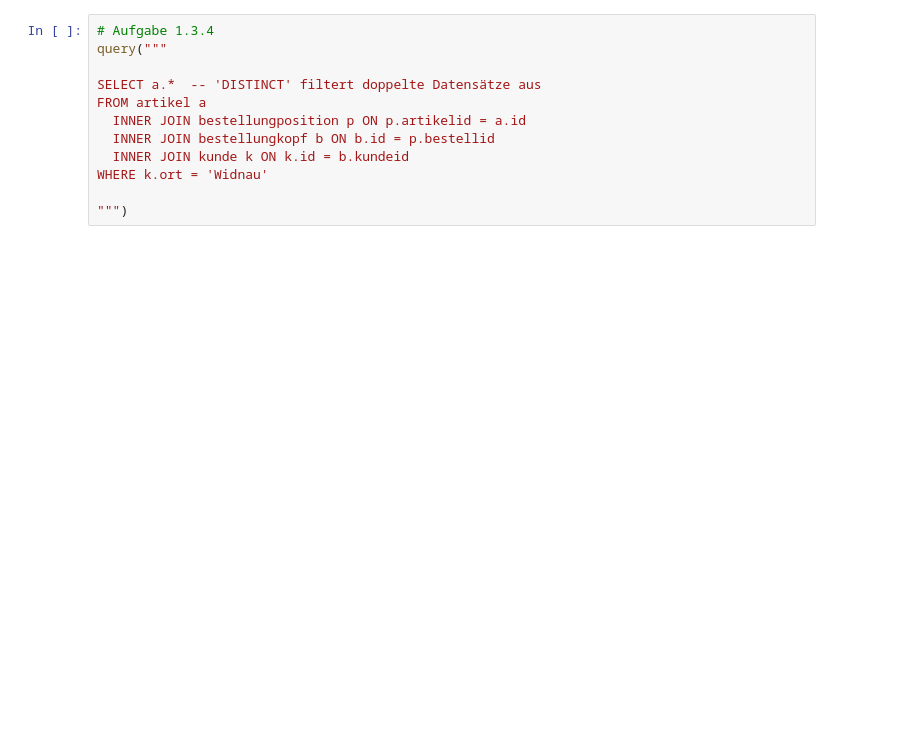
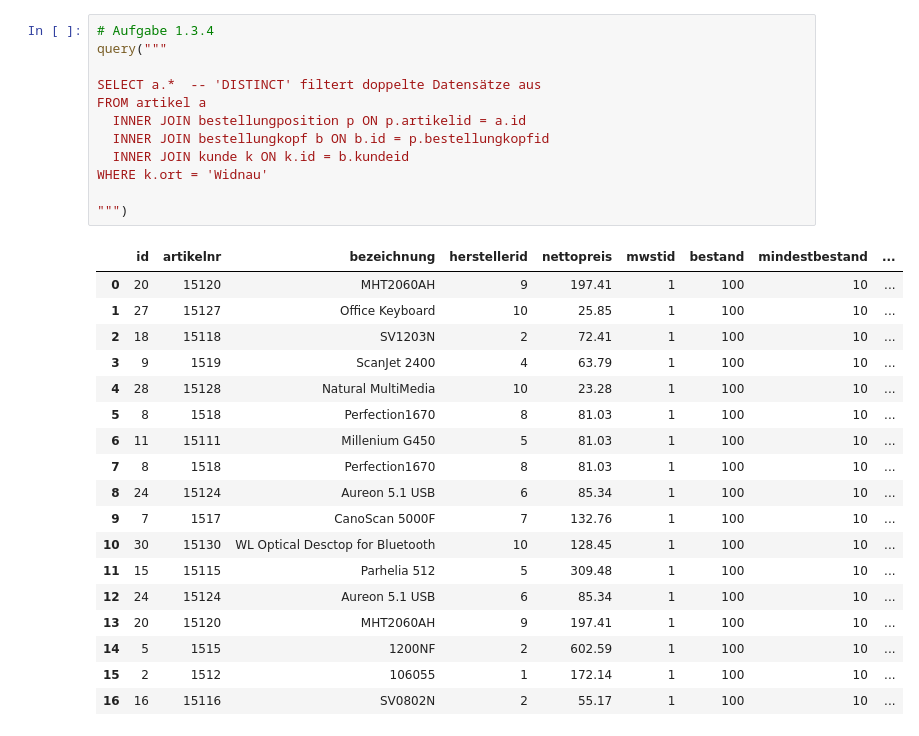
Before and after one commit to tschuegge/SqlKurs, a Jupyter notebook: 1.3 - Lösungen.ipynb, the cells around one changed output. Cells and saved outputs as stored; diff of their text form; blank space fills up the shorter version.

```diff
--- a/1.3 - Lösungen.ipynb
+++ b/1.3 - Lösungen.ipynb
@@ -51,15 +103,34 @@ WHERE a.bezeichnung <> 'Vertrieb'
 # %%
 # Aufgabe 1.3.4
 query("""
 
 SELECT a.*  -- 'DISTINCT' filtert doppelte Datensätze aus
 FROM artikel a
   INNER JOIN bestellungposition p ON p.artikelid = a.id
-  INNER JOIN bestellungkopf b ON b.id = p.bestellid
+  INNER JOIN bestellungkopf b ON b.id = p.bestellungkopfid
   INNER JOIN kunde k ON k.id = b.kundeid
 WHERE k.ort = 'Widnau'
 
 """)
+# %% [output]
+|  | id | artikelnr | bezeichnung | herstellerid | nettopreis | mwstid | bestand | mindestbestand | ... |
+| 0 | 20 | 15120 | MHT2060AH | 9 | 197.41 | 1 | 100 | 10 | ... |
+| 1 | 27 | 15127 | Office Keyboard | 10 | 25.85 | 1 | 100 | 10 | ... |
+| 2 | 18 | 15118 | SV1203N | 2 | 72.41 | 1 | 100 | 10 | ... |
+| 3 | 9 | 1519 | ScanJet 2400 | 4 | 63.79 | 1 | 100 | 10 | ... |
+| 4 | 28 | 15128 | Natural MultiMedia | 10 | 23.28 | 1 | 100 | 10 | ... |
+| 5 | 8 | 1518 | Perfection1670 | 8 | 81.03 | 1 | 100 | 10 | ... |
+| 6 | 11 | 15111 | Millenium G450 | 5 | 81.03 | 1 | 100 | 10 | ... |
+| 7 | 8 | 1518 | Perfection1670 | 8 | 81.03 | 1 | 100 | 10 | ... |
+| 8 | 24 | 15124 | Aureon 5.1 USB | 6 | 85.34 | 1 | 100 | 10 | ... |
+| 9 | 7 | 1517 | CanoScan 5000F | 7 | 132.76 | 1 | 100 | 10 | ... |
+| 10 | 30 | 15130 | WL Optical Desctop for Bluetooth | 10 | 128.45 | 1 | 100 | 10 | ... |
+| 11 | 15 | 15115 | Parhelia 512 | 5 | 309.48 | 1 | 100 | 10 | ... |
+| 12 | 24 | 15124 | Aureon 5.1 USB | 6 | 85.34 | 1 | 100 | 10 | ... |
+| 13 | 20 | 15120 | MHT2060AH | 9 | 197.41 | 1 | 100 | 10 | ... |
+| 14 | 5 | 1515 | 1200NF | 2 | 602.59 | 1 | 100 | 10 | ... |
+| 15 | 2 | 1512 | 106055 | 1 | 172.14 | 1 | 100 | 10 | ... |
+| 16 | 16 | 15116 | SV0802N | 2 | 55.17 | 1 | 100 | 10 | ... |
 # %%
 # Aufgabe 1.3.5
 query("""
```
Also changed, not shown: parts of 7 cells of this notebook, 2 other files.
